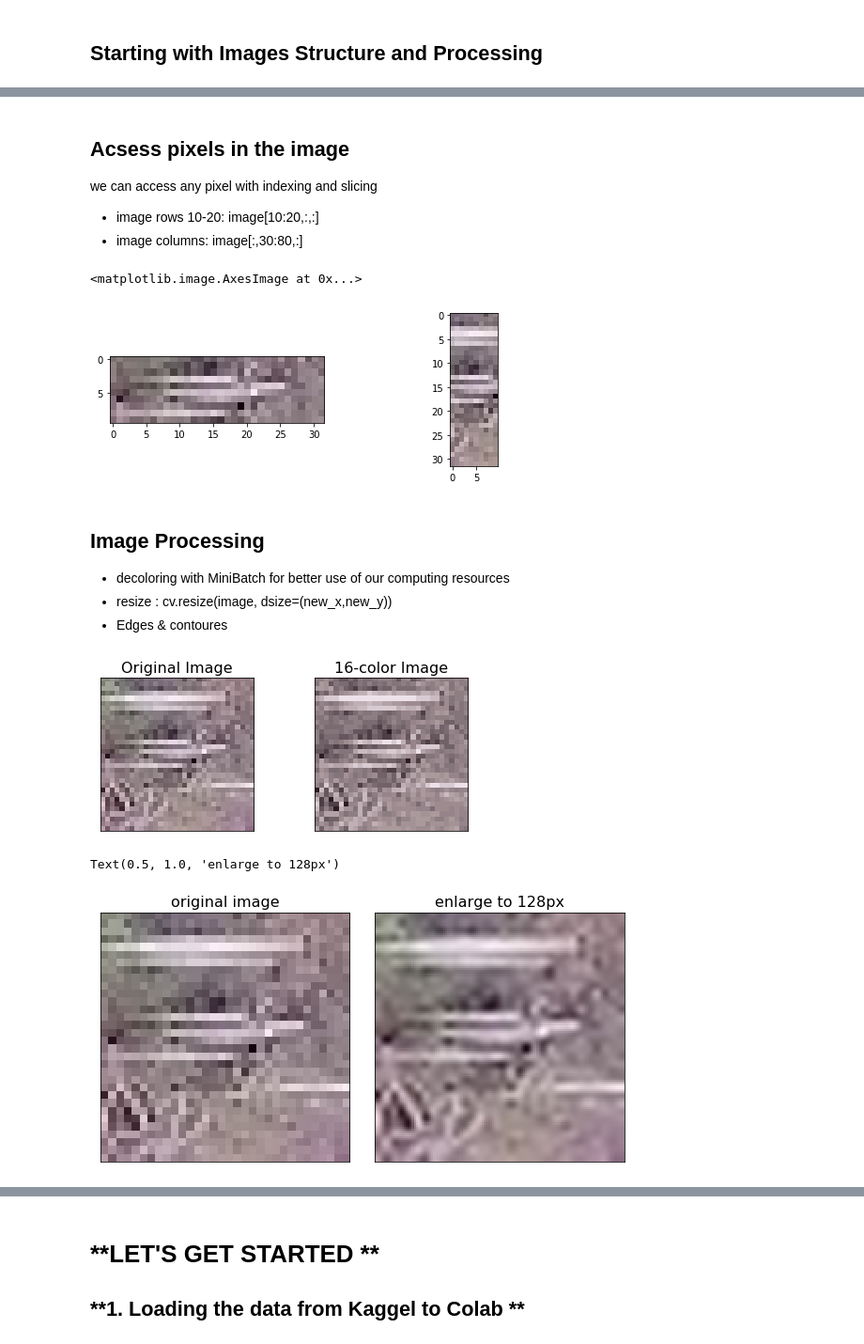
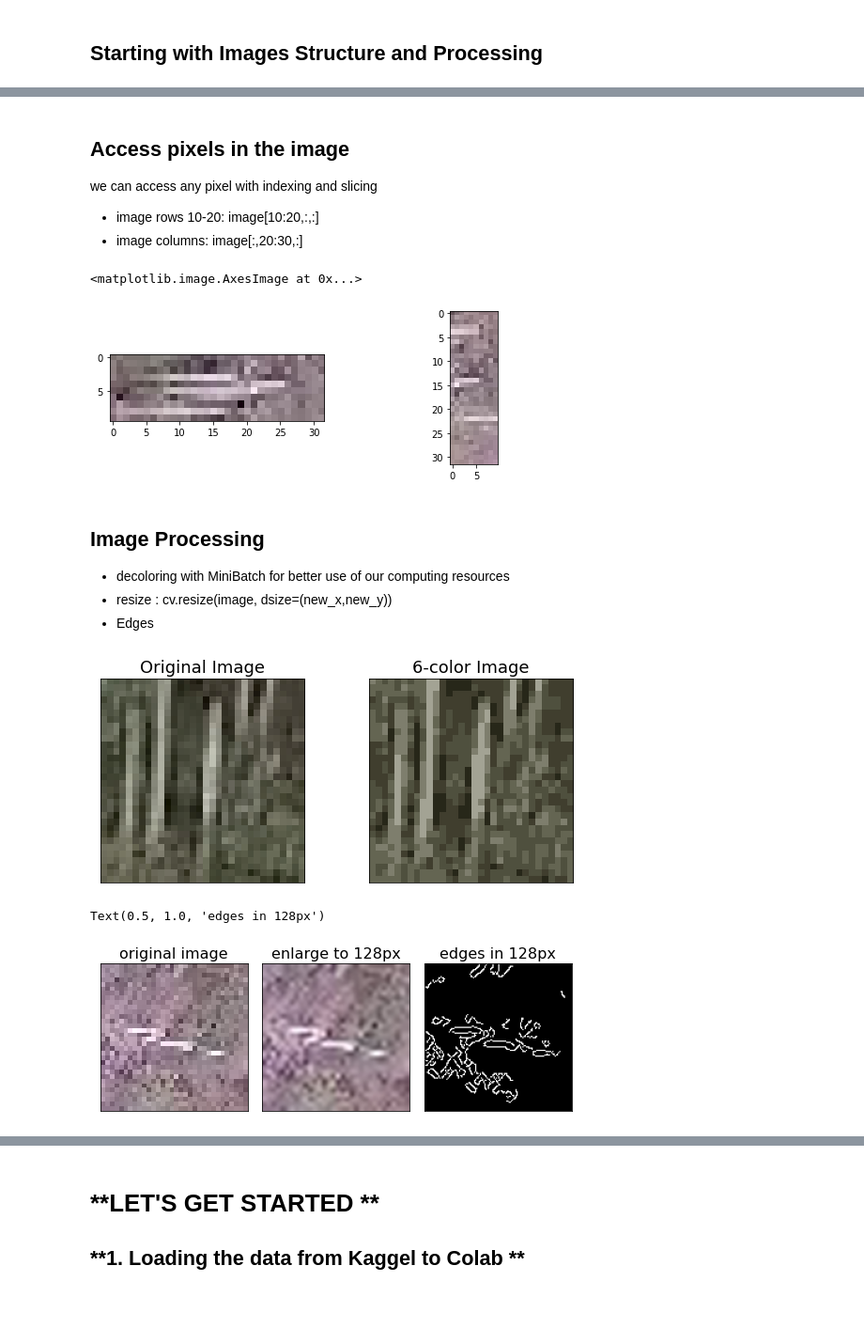
Before and after one commit to talfr123/cactus-classification, a Jupyter notebook: Copy_of_Untitled (1).ipynb, the cells around one changed output, grey strips where cells are left out. Shown at 94% size. Saved outputs shown, nothing was run; the diff lists cells and outputs as text; code cells hidden in the pictures; blank space fills up the shorter version.

```diff
--- a/Copy_of_Untitled (1).ipynb
+++ b/Copy_of_Untitled (1).ipynb
@@ -109,19 +86,19 @@ image_test.shape
 # %% [markdown]
-## Acsess pixels in the image
+## Access pixels in the image
 we can access any pixel with indexing and slicing
 * image rows 10-20: image[10:20,:,:]
-* image columns: image[:,30:80,:]
+* image columns: image[:,20:30,:]
 # %%
 plt.figure(figsize=(9,3))
 plt.subplot(1, 2, 1)
 plt.imshow(image[10:20,:,:])
 plt.subplot(1, 2, 2)
-plt.imshow(image[:,10:20,:])
+plt.imshow(image[:,20:30,:])
 # %% [output]
 <matplotlib.image.AxesImage at 0x...>
-[figure, old version]
+[figure, new version]
 # %% [markdown]
 ##  Image Processing
 * decoloring with MiniBatch for better use of our computing resources
 * resize : cv.resize(image, dsize=(new_x,new_y))
-* Edges & contoures
+* Edges
@@ -137,28 +128,38 @@ new_colors = kmeans.cluster_centers_[kmeans.predict(image_test)]
 # %%
-image_recolored = new_colors.reshape(image.shape)
+# reshape the feature vectors to images
+image_recolored = new_colors.reshape((h, w, 3))
+image = image.reshape((h, w, 3))
+# convert from L*a*b* to RGB
+image_recolored = cv2.cvtColor(image_recolored, cv2.COLOR_LAB2BGR)
+image = cv2.cvtColor(image, cv2.COLOR_LAB2BGR)
 
-fig, ax = plt.subplots(1, 2, figsize=(8, 3),
+# display the images
+fig, ax = plt.subplots(1, 2, figsize=(10, 4),
                        subplot_kw=dict(xticks=[], yticks=[]))
 fig.subplots_adjust(wspace=0.05)
 ax[0].imshow(image)
-ax[0].set_title('Original Image', size=16)
+ax[0].set_title('Original Image', size=18)
 ax[1].imshow(image_recolored)
-ax[1].set_title('16-color Image', size=16);
+ax[1].set_title('6-color Image', size=18);
 # %% [output]
-[figure, old version]
+[figure, new version]
 # %%
-# example of resizing image size from 32 to 128px
+# resizing image size from 32 to 128px and extracting edges
 
-image = plt.imread('0004be2cfeaba1c0361d39e2b000257b.jpg')
-res=cv.resize(image,dsize=(128,128),interpolation=cv.INTER_CUBIC)
+image = plt.imread('000d1e9a533f62e55c289303b072733d.jpg')
+res = cv.resize(image, dsize=(128,128), interpolation=cv.INTER_CUBIC)
+edges = cv.Canny(res, 100, 200)
 
-fig, ax = plt.subplots(1, 2, figsize=(10, 6),
+fig, ax = plt.subplots(1, 3, figsize=(9, 3),
                         subplot_kw=dict(xticks=[], yticks=[]))
+
 fig.subplots_adjust(wspace=0.1)
 ax[0].imshow(image)
 ax[0].set_title('original image', size=16)
 ax[1].imshow(res)
 ax[1].set_title('enlarge to 128px', size=16)
+ax[2].imshow(edges, cmap = 'gray')
+ax[2].set_title('edges in 128px', size=16)
 # %% [output]
-Text(0.5, 1.0, 'enlarge to 128px')
+Text(0.5, 1.0, 'edges in 128px')
-[figure, old version]
+[figure, new version]
```
Also changed, not shown: parts of 58 cells of this notebook, 3 other files.
